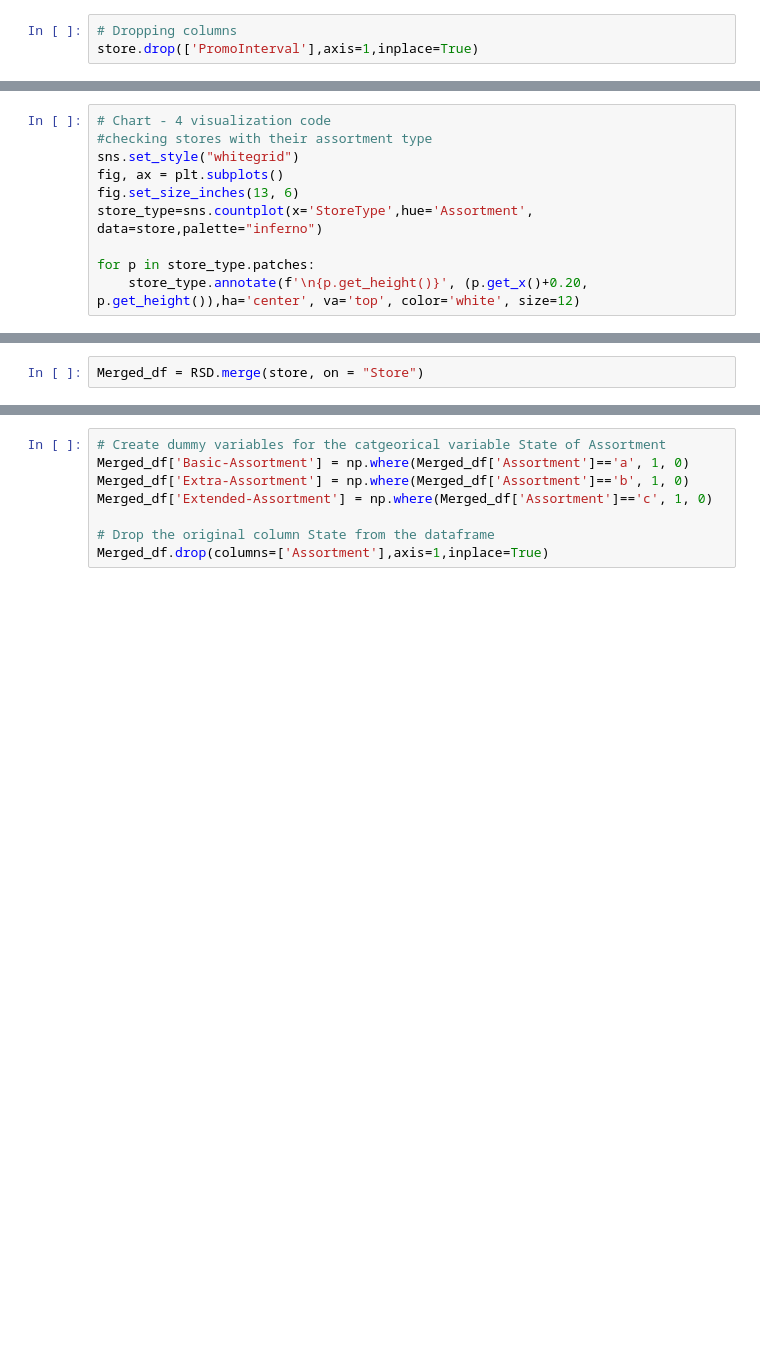
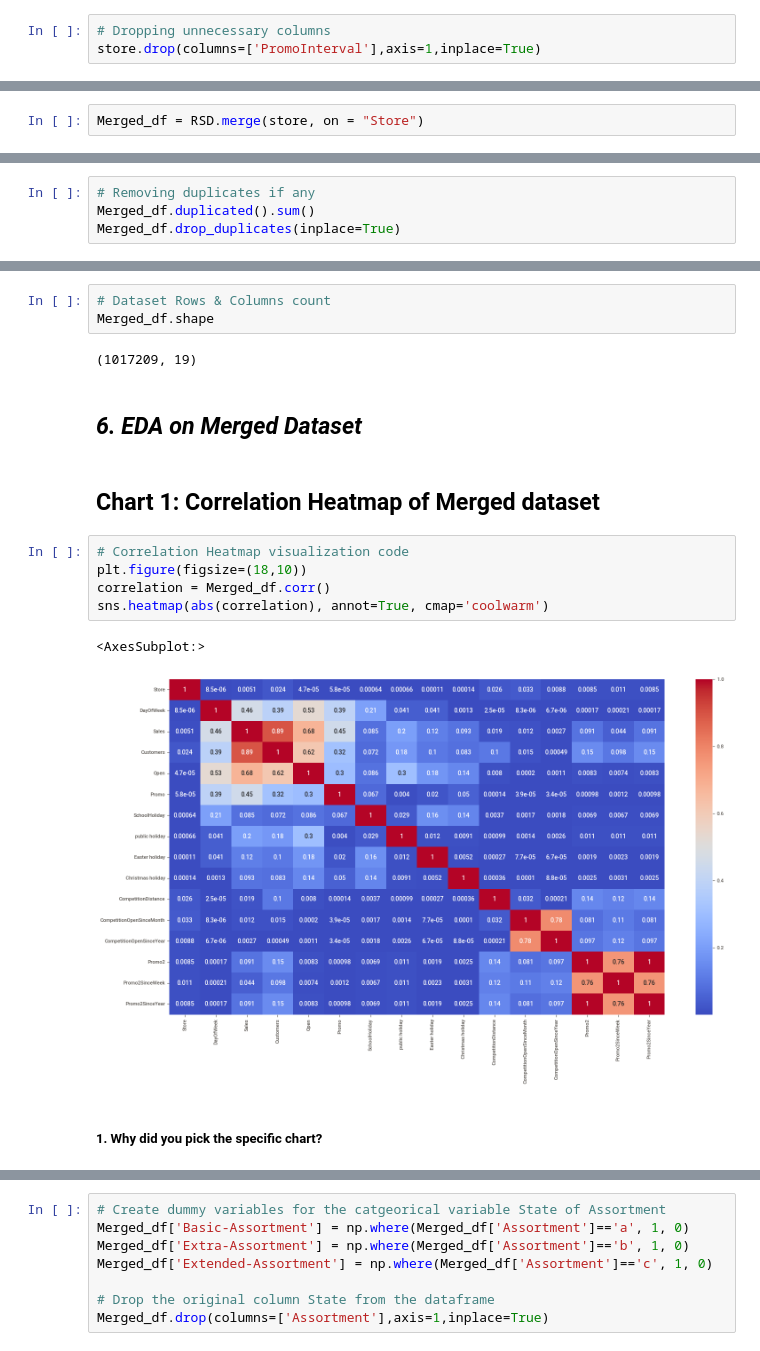
Before and after one commit to vedanttule134/Retail-Sales-Prediction, a Jupyter notebook: Retail_Sales_Prediction.ipynb, the cells around one changed output, grey strips where cells are left out. Drawn from its saved outputs; the diff is of its cells as text; blank space fills up the shorter version.

```diff
--- a/Retail_Sales_Prediction.ipynb
+++ b/Retail_Sales_Prediction.ipynb
@@ -369,6 +357,6 @@ store.fillna({'PromoInterval':0},inplace=True)
 # %%
-# Dropping columns
-store.drop(['PromoInterval'],axis=1,inplace=True)
+# Dropping unnecessary columns
+store.drop(columns=['PromoInterval'],axis=1,inplace=True)
 # %%
 # Removing duplicates if any
 RSD.duplicated().sum()
@@ -538,10 +533,0 @@ Answer Here
-# %%
-# Chart - 4 visualization code
-#checking stores with their assortment type
-sns.set_style("whitegrid")
-fig, ax = plt.subplots()
-fig.set_size_inches(13, 6)
-store_type=sns.countplot(x='StoreType',hue='Assortment', data=store,palette="inferno")
-
-for p in store_type.patches:
-    store_type.annotate(f'\n{p.get_height()}', (p.get_x()+0.20, p.get_height()),ha='center', va='top', color='white', size=12)
@@ -877,0 +801,4 @@ Merged_df.shape
+# %%
+# Removing duplicates if any
+Merged_df.duplicated().sum()
+Merged_df.drop_duplicates(inplace=True)
@@ -877,0 +815,19 @@ Merged_df.shape
+# %%
+# Dataset Rows & Columns count
+Merged_df.shape
+# %% [output]
+(1017209, 19)
+# %% [markdown]
+## ***6. EDA on Merged Dataset***
+# %% [markdown]
+## Chart 1: Correlation Heatmap of Merged dataset
+# %%
+# Correlation Heatmap visualization code
+plt.figure(figsize=(18,10))
+correlation = Merged_df.corr()
+sns.heatmap(abs(correlation), annot=True, cmap='coolwarm')
+# %% [output]
+<AxesSubplot:>
+[figure, added]
+# %% [markdown]
+##### 1. Why did you pick the specific chart?
```
Also changed, not shown: parts of 165 cells of this notebook.
